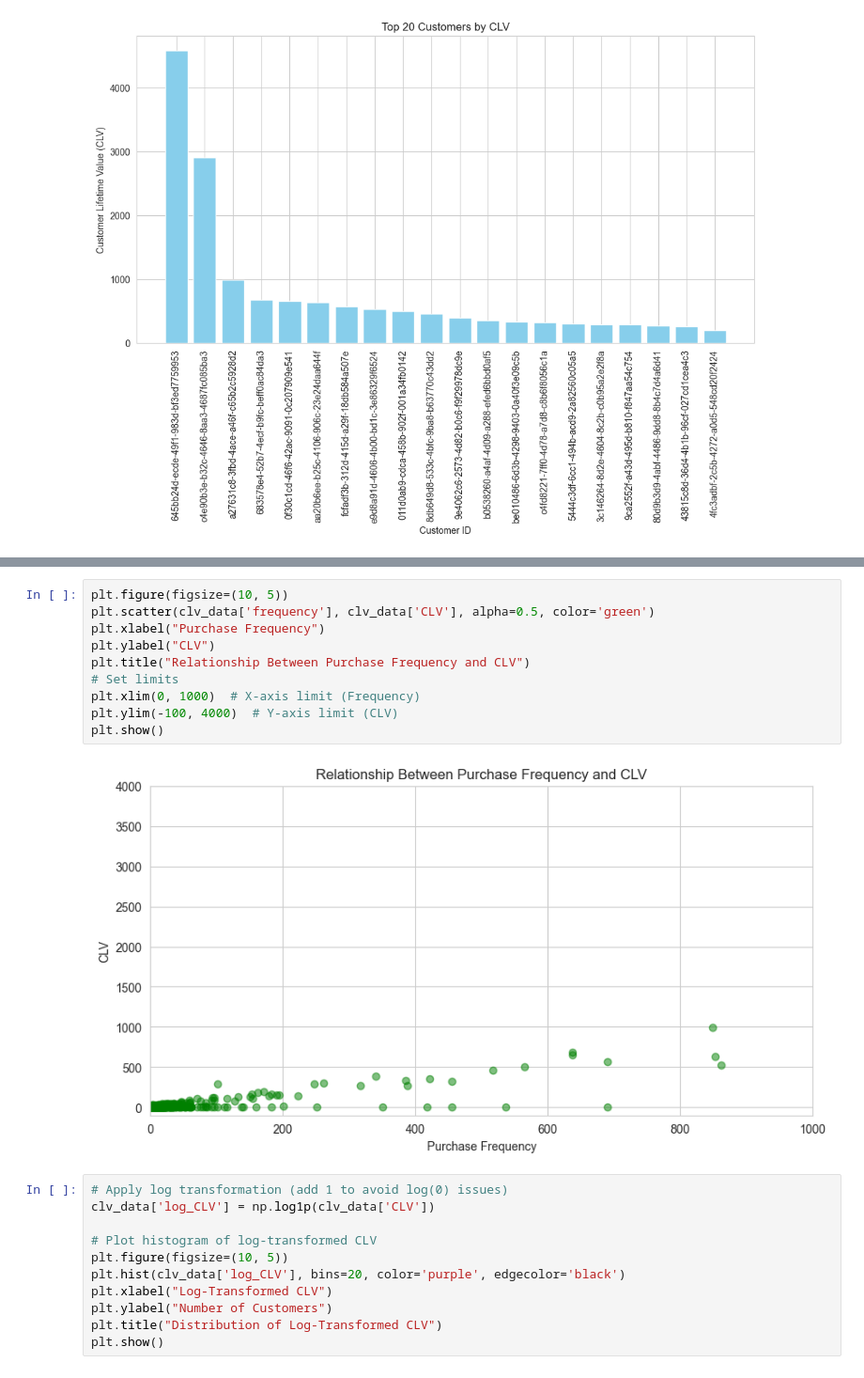
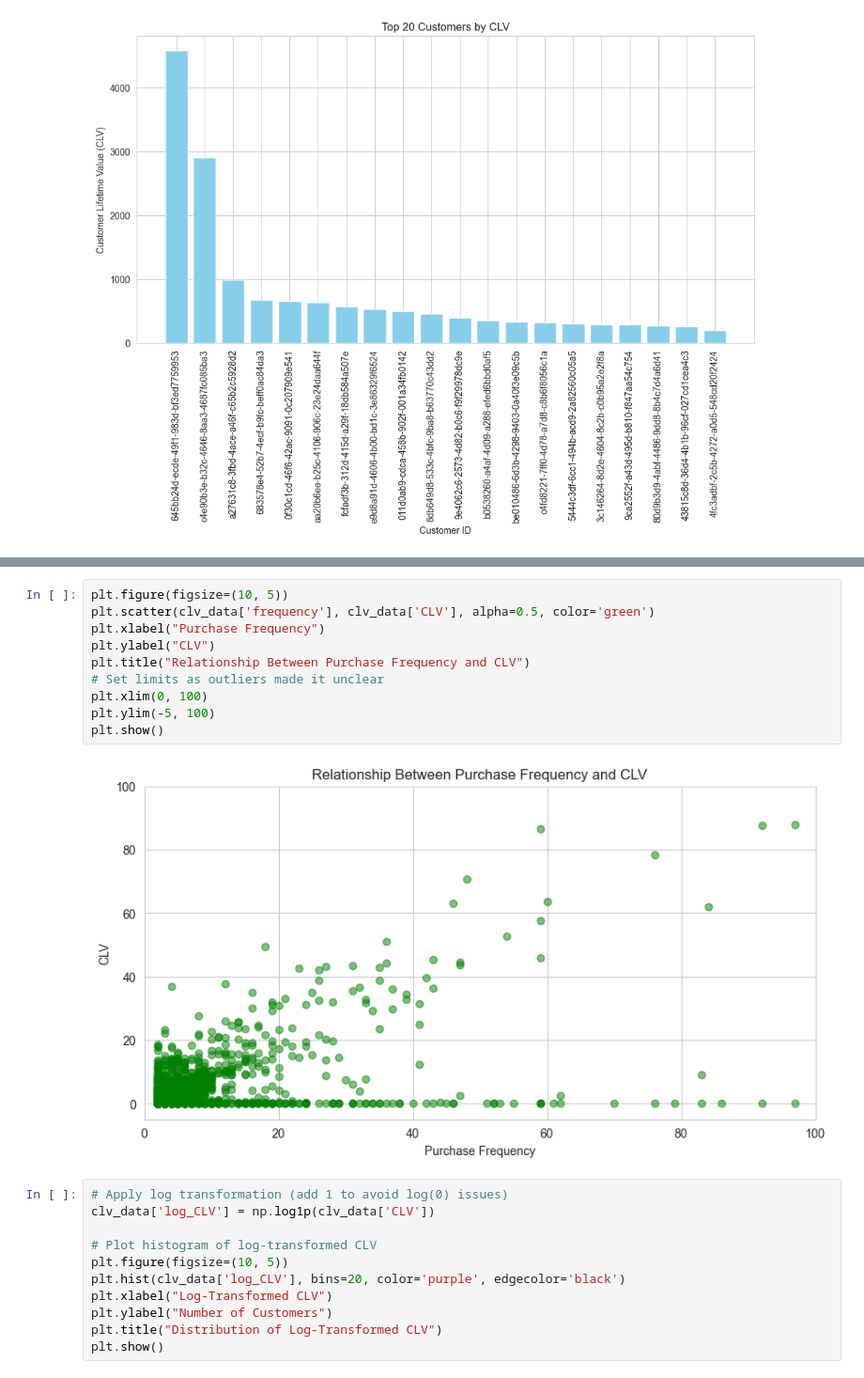
Before and after one commit to menerig/NoACaseStudy, a Jupyter notebook: NoA_case.ipynb, the cells around one changed output, grey strips where cells are left out. Shown at 94% size. Cells and saved outputs as stored; diff of their text form.

```diff
--- a/NoA_case.ipynb
+++ b/NoA_case.ipynb
@@ -294,15 +328,15 @@ plt.show()
 # %%
 plt.figure(figsize=(10, 5))
 plt.scatter(clv_data['frequency'], clv_data['CLV'], alpha=0.5, color='green')
 plt.xlabel("Purchase Frequency")
 plt.ylabel("CLV")
 plt.title("Relationship Between Purchase Frequency and CLV")
-# Set limits
-plt.xlim(0, 1000)  # X-axis limit (Frequency)
-plt.ylim(-100, 4000)  # Y-axis limit (CLV)
+# Set limits as outliers made it unclear
+plt.xlim(0, 100)
+plt.ylim(-5, 100)
 plt.show()
 # %% [output]
-[figure, old version]
+[figure, new version]
 # %%
 # Apply log transformation (add 1 to avoid log(0) issues)
 clv_data['log_CLV'] = np.log1p(clv_data['CLV'])
```
Also changed, not shown: parts of 8 cells of this notebook.
